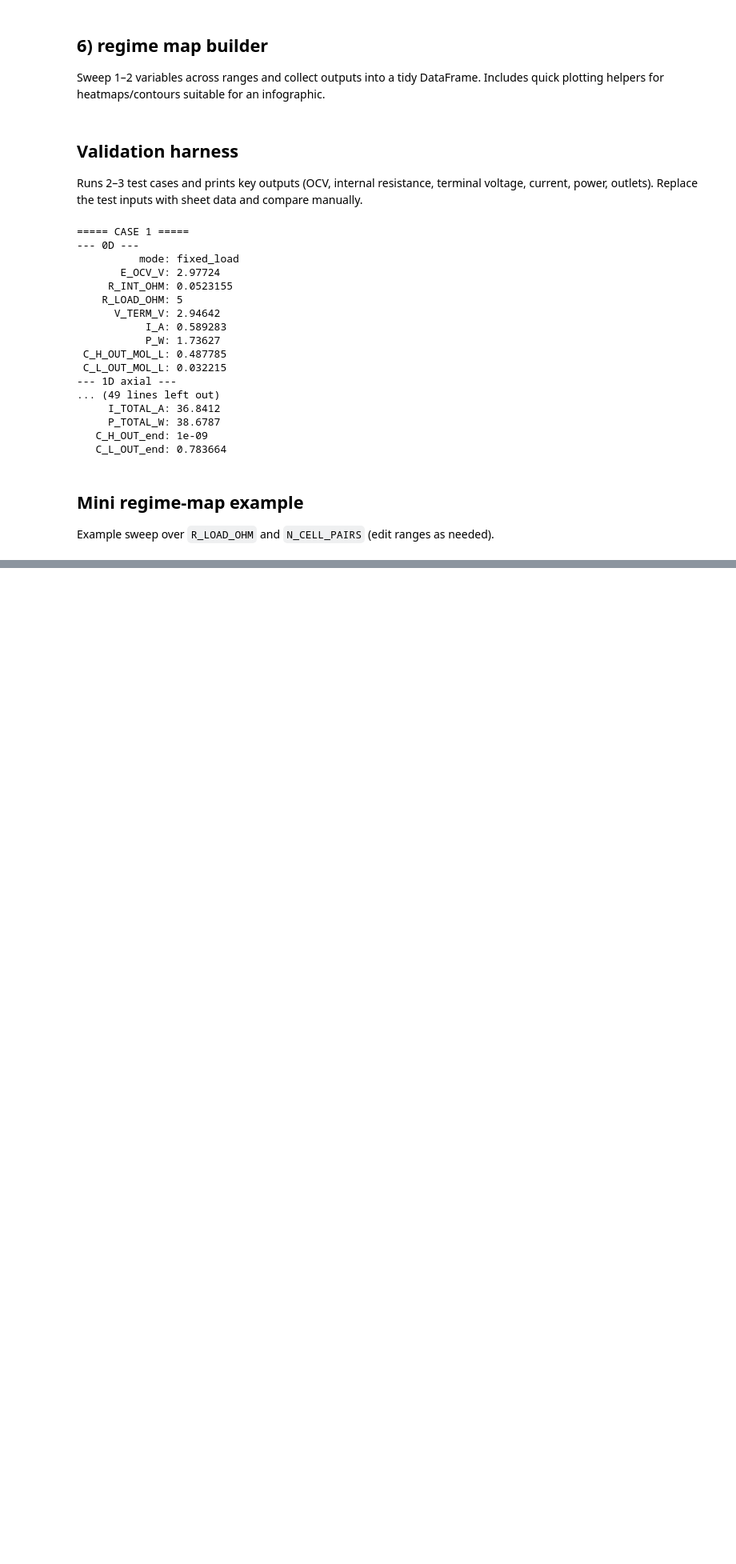
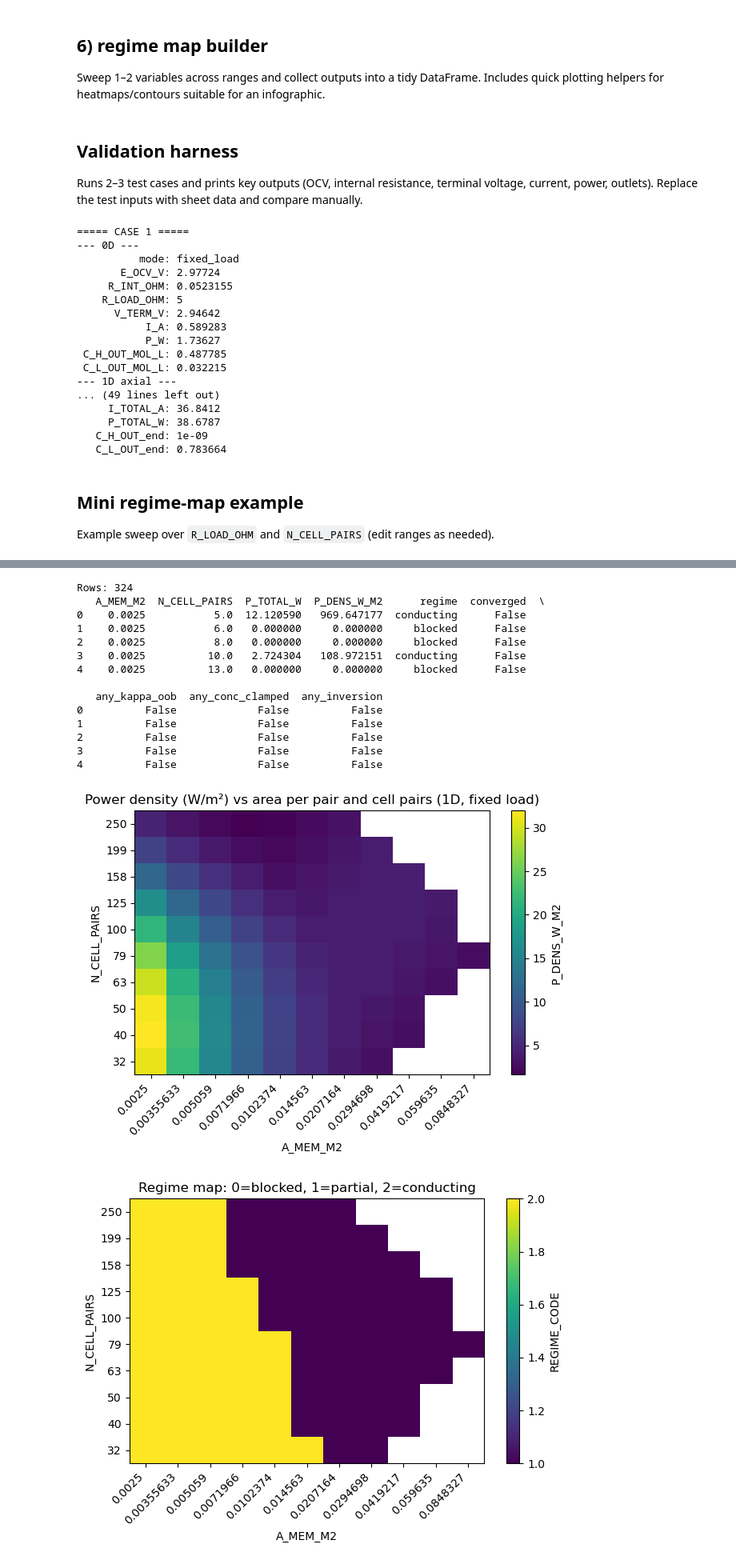
Before and after one commit to blueleaflabs/osmoflux, a Jupyter notebook: OsmoFlux.ipynb, the cells around one changed output, grey strips where cells are left out. Shown at 80% size. Drawn from its saved outputs; the diff is of its cells as text; code cells hidden in the pictures; blank space fills up the shorter version.

Commit message:
Updating with regime maps, building iterative runs

```diff
--- a/OsmoFlux.ipynb
+++ b/OsmoFlux.ipynb
@@ -91,11 +91,11 @@ NACL_KAPPA_MS_CM_25C_TABLE = np.array([
 MS_CM_TO_S_M = 0.1
 
 # Optional temperature correction (OFF by default to match 25C data exactly)
-# set USE_TEMP_CORRECTION=True
+# set USE_TEMP_CORRECTION = False
 # and adjust TEMP_COEFF_PER_K to match the sheet.
-USE_TEMP_CORRECTION = True
+USE_TEMP_CORRECTION = False
 T_REF_K = 298.15
-TEMP_COEFF_PER_K = 0.0212  # crude placeholder, only used if USE_TEMP_CORRECTION=True
+TEMP_COEFF_PER_K = 0.0212  # crude placeholder, only used if USE_TEMP_CORRECTION = False
 
 
 def _mol_L_to_mg_L_nacl(c_mol_L: float) -> float:
@@ -129,6 +129,10 @@ def kappa_nacl_fit_default(c_mol_L: float, T_K: float) -> float:
 
     # Convert concentration to mg/L for lookup
     mg_L = _mol_L_to_mg_L_nacl(c)
+    min_mg_L, max_mg_L = NACL_TABLE_RANGE_MG_L()
+    is_out_of_range = (mg_L < min_mg_L) or (mg_L > max_mg_L)
+
+
 
     # Clamp to table range to avoid nonsense at extreme extrapolation
     mg_L_clamped = min(max(mg_L, NACL_MG_L_TABLE[0]), NACL_MG_L_TABLE[-1])
@@ -161,6 +165,11 @@ def KAPPA_NACL_SI(c_mol_L: float, T_K: float) -> float:
 def _mg_L_to_mol_L_nacl(mg_L: float) -> float:
     return float(mg_L) / 1000.0 / MW_NACL_G_PER_MOL  # mg/L -> g/L -> mol/L
 
+def NACL_TABLE_RANGE_MG_L() -> tuple[float, float]:
+    """Return (min_mg_L, max_mg_L) covered by the conductivity table."""
+    return float(NACL_MG_L_TABLE[0]), float(NACL_MG_L_TABLE[-1])
+
+
 print("Sanity check vs table points (25C):")
 for mg_L, ms_cm in zip(NACL_MG_L_TABLE, NACL_KAPPA_MS_CM_25C_TABLE):
     c_mol_L = _mg_L_to_mol_L_nacl(mg_L)
@@ -772 +880,64 @@ heatmap_from_df(df, x="R_LOAD_OHM", y="N_CELL_PAIRS", z="P_TOTAL_W", title="Powe
 [figure]
+# %%
+# -------------------------
+# Wide-but-structured log sweep (2D): A_MEM_M2 vs N_CELL_PAIRS
+# -------------------------
+
+def logspace_int(lo: int, hi: int, n: int) -> np.ndarray:
+    vals = np.unique(np.round(np.logspace(np.log10(lo), np.log10(hi), n)).astype(int))
+    return vals
+
+def logspace_float(lo: float, hi: float, n: int) -> np.ndarray:
+    return np.logspace(np.log10(lo), np.log10(hi), n)
+
+N_vals = logspace_int(5, 250, 18)
+A_vals = logspace_float(0.0025, 1.0, 18)
+
+spec_NA = SweepSpec(
+    var1="A_MEM_M2",
+    var1_values=A_vals,
+    var2="N_CELL_PAIRS",
+    var2_values=N_vals.astype(float),
+)
+
+# Fixed-load sweep to reveal blocked/partial/conducting regimes
+base_wide = clone_params(base, MODE="fixed_load", R_LOAD_OHM=5.0, N_SEG=30)
+
+df_NA = run_regime_map(
+    fixed_params=base_wide,
+    sweep_spec=spec_NA,
+    outputs_to_collect=("P_TOTAL_W", "V_TERM_V", "I_TOTAL_A"),
+    which="1d",
+    mode="fixed_load",
+)
+
+print("Rows:", len(df_NA))
+print(df_NA[["A_MEM_M2","N_CELL_PAIRS","P_TOTAL_W","P_DENS_W_M2","regime","converged","any_kappa_oob","any_conc_clamped","any_inversion"]].head())
+
+# Filter to reliable points (adjust filters depending on what you want to visualize)
+df_ok = df_NA.copy()
+df_ok = df_ok[df_ok["converged"] == True]
+df_ok = df_ok[df_ok["any_kappa_oob"] == False]
+
+heatmap_from_df(df_ok, x="A_MEM_M2", y="N_CELL_PAIRS", z="P_DENS_W_M2",
+                title="Power density (W/m²) vs area per pair and cell pairs (1D, fixed load)")
+
+heatmap_from_df(df_ok, x="A_MEM_M2", y="N_CELL_PAIRS", z="REGIME_CODE",
+                title="Regime map: 0=blocked, 1=partial, 2=conducting")
+# %% [output]
+Rows: 324
+   A_MEM_M2  N_CELL_PAIRS  P_TOTAL_W  P_DENS_W_M2      regime  converged  \
+0    0.0025           5.0  12.120590   969.647177  conducting      False
+1    0.0025           6.0   0.000000     0.000000     blocked      False
+2    0.0025           8.0   0.000000     0.000000     blocked      False
+3    0.0025          10.0   2.724304   108.972151  conducting      False
+4    0.0025          13.0   0.000000     0.000000     blocked      False
+
+   any_kappa_oob  any_conc_clamped  any_inversion
+0          False             False          False
+1          False             False          False
+2          False             False          False
+3          False             False          False
+4          False             False          False
+[figure, added]
+[figure, added]
```
Also changed, not shown: parts of 6 cells of this notebook, 1 other file.
